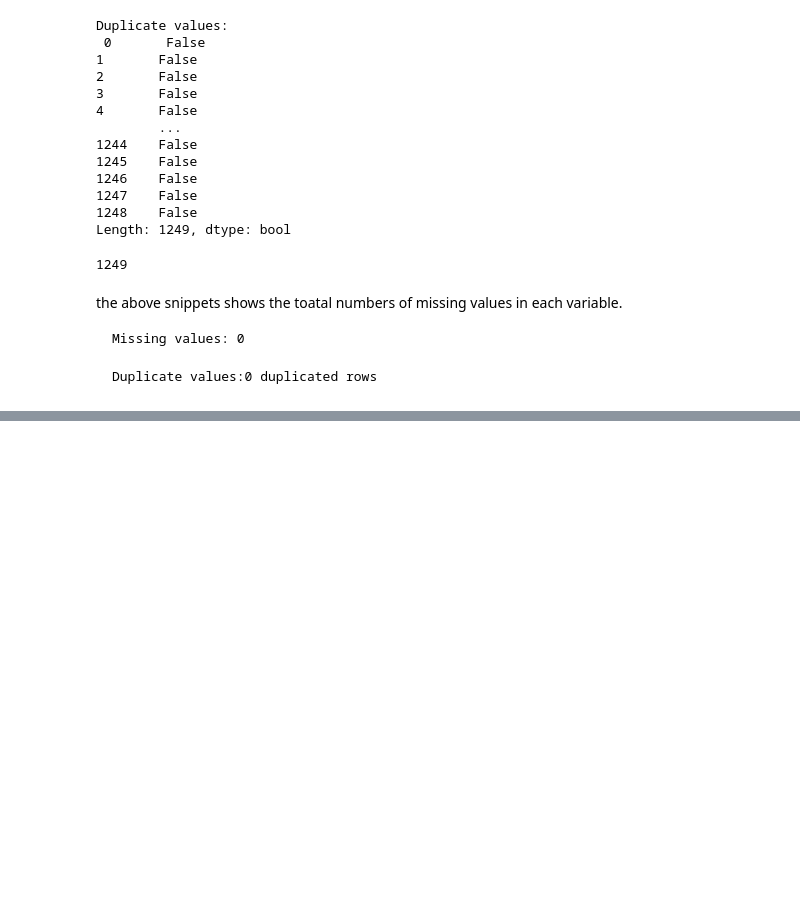
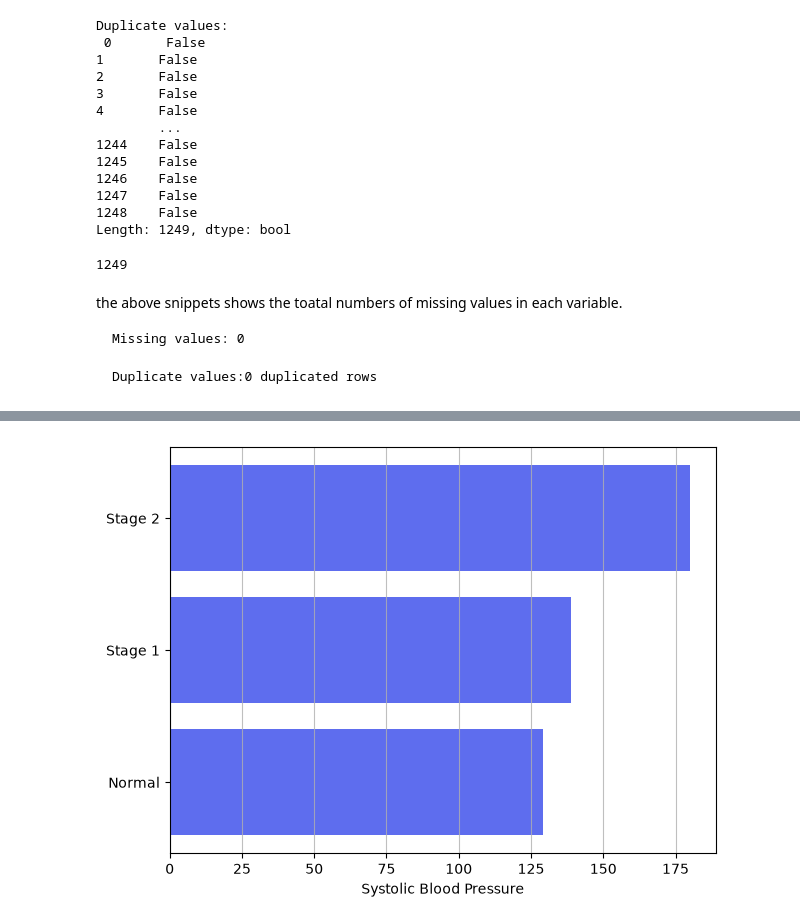
Before and after one commit to Bobbylee007/hypertension_DA_project, a Jupyter notebook: hypertention.ipynb, the cells around one changed output, grey strips where cells are left out. Drawn from its saved outputs; the diff is of its cells as text; code cells hidden in the pictures; blank space fills up the shorter version.

```diff
--- a/hypertention.ipynb
+++ b/hypertention.ipynb
@@ -197,0 +206,10 @@ max      115.000000         300.000000           220.000000
+# %%
+# Aggregation Comparison check between Hypertension_Status and Systolic_BP
+
+dataSet_df = loadDataSet(URL)
+total_hypertention = (dataSet_df
+                    .groupby("Hypertension_Status", as_index=False)
+                    ['Systolic_BP'].value_counts()
+                    .sort_values('Systolic_BP'))
+
+total_hypertention
@@ -197,0 +230,14 @@ max      115.000000         300.000000           220.000000
+# %%
+# graph check and visualization
+
+plt.barh(
+    total_hypertention["Hypertension_Status"],
+    total_hypertention["Systolic_BP"],
+    color="#5E6DEE"
+)
+plt.xlabel('Systolic Blood Pressure')
+plt.grid(axis='x', alpha=.8)
+plt.tight_layout()
+plt.show()
+# %% [output]
+[figure, added]
```
Also changed, not shown: parts of 5 cells of this notebook, 1 other file.
